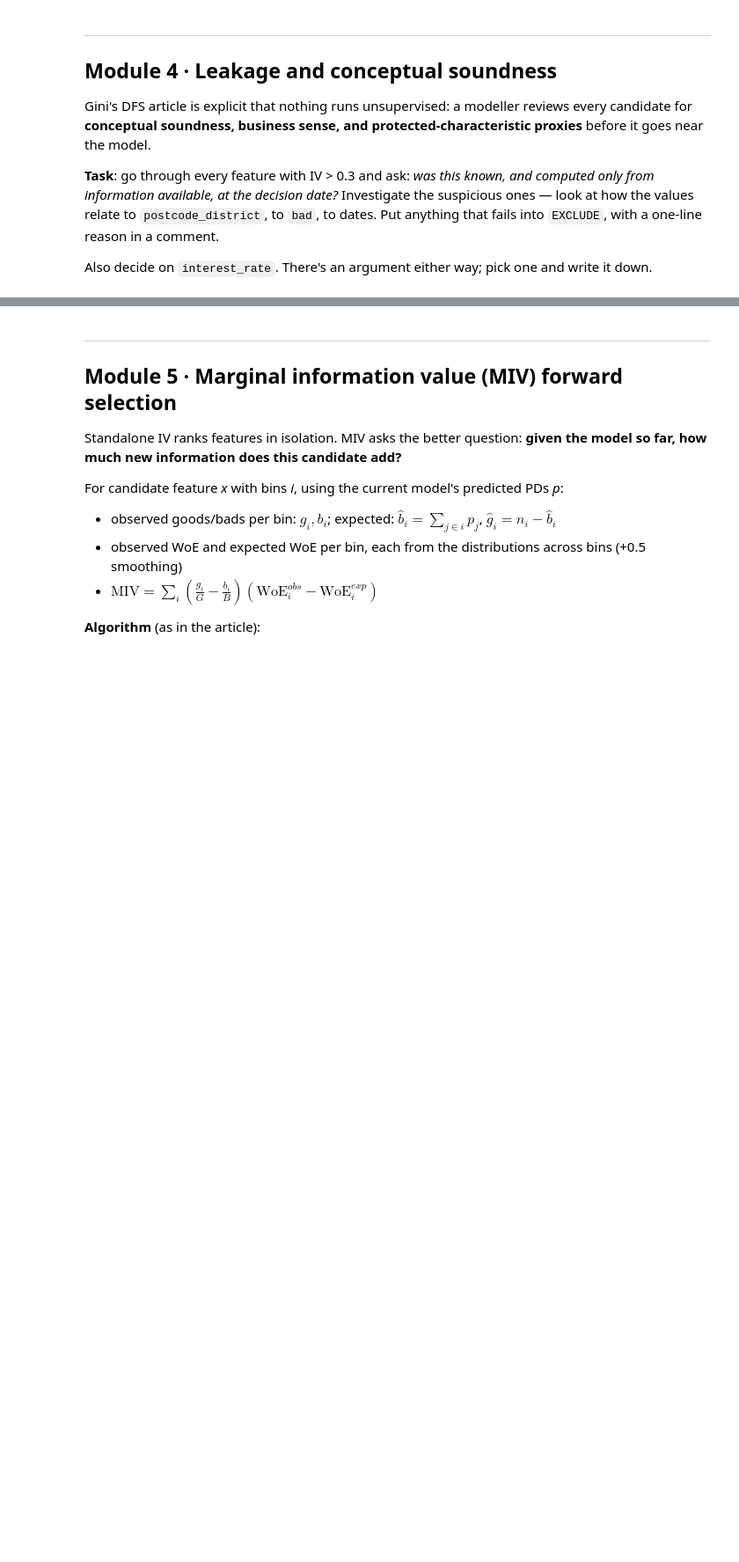
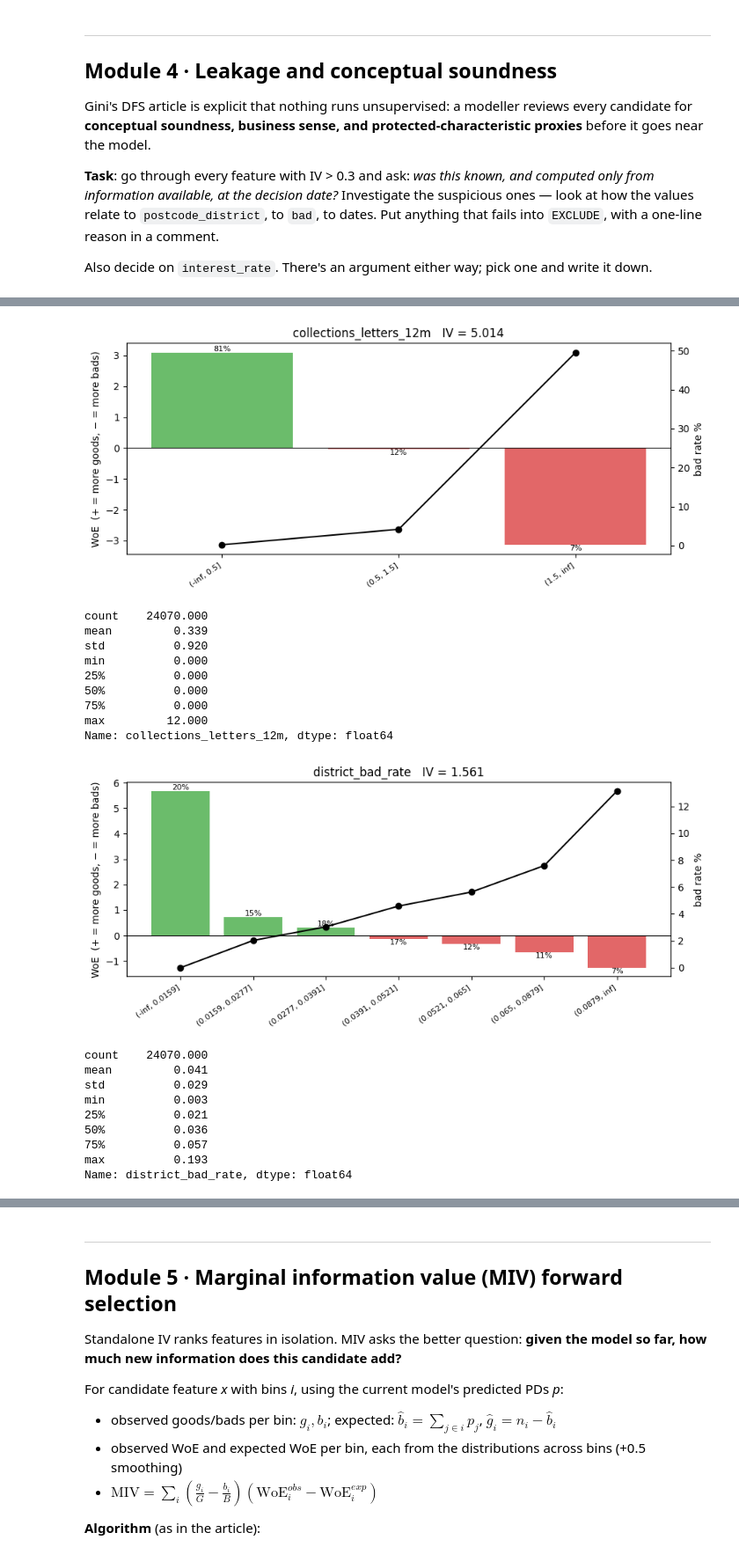
Before and after one commit to S-Azeem/gini_lab, a Jupyter notebook: gini_lab.ipynb, the cells around one changed output, grey strips where cells are left out. Shown at 88% size. Cells and saved outputs as stored; diff of their text form; code cells hidden in the pictures; blank space fills up the shorter version.

```diff
--- a/gini_lab.ipynb
+++ b/gini_lab.ipynb
@@ -410,0 +577,25 @@ checks.m4(EXCLUDE)
+# %%
+for f in ["collections_letters_12m", "district_bad_rate"]:
+    plot_woe(f)
+    print(dev[f].describe().round(3), "\n")
+# %% [output]
+[figure, added]
+count    24070.000
+mean         0.339
+std          0.920
+min          0.000
+25%          0.000
+50%          0.000
+75%          0.000
+max         12.000
+Name: collections_letters_12m, dtype: float64
+[figure, added]
+count    24070.000
+mean         0.041
+std          0.029
+min          0.003
+25%          0.021
+50%          0.036
+75%          0.057
+max          0.193
+Name: district_bad_rate, dtype: float64
```
Also changed, not shown: parts of 28 cells of this notebook.
